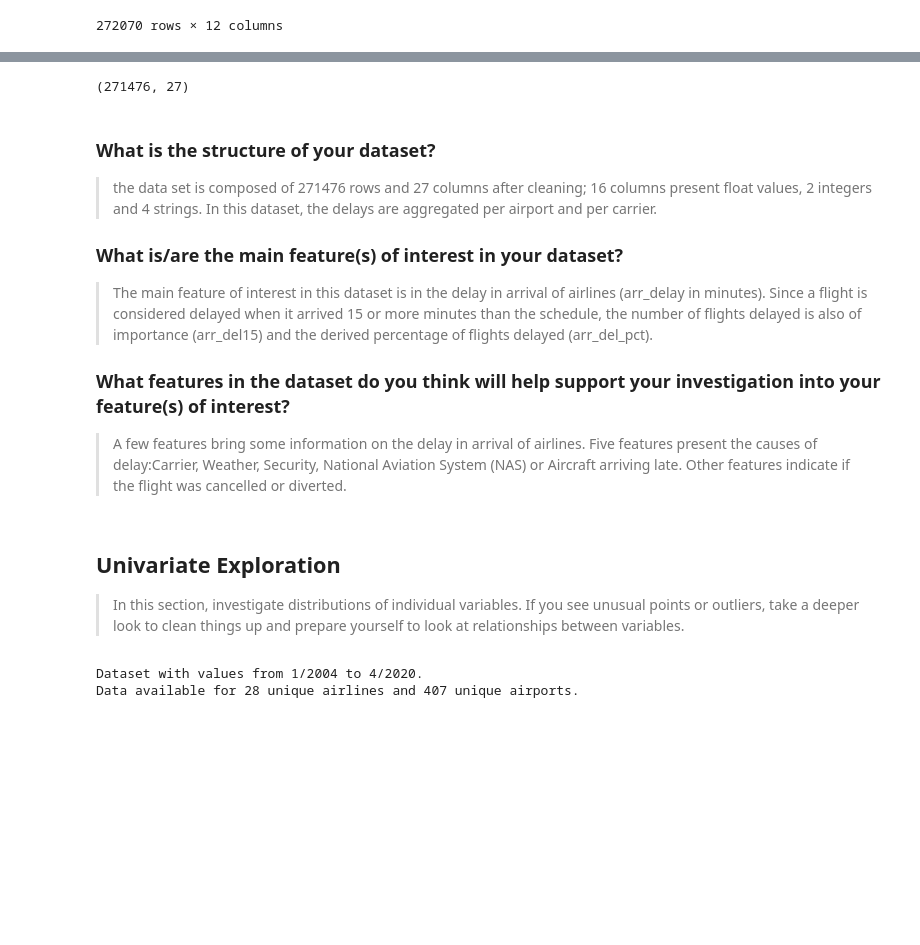
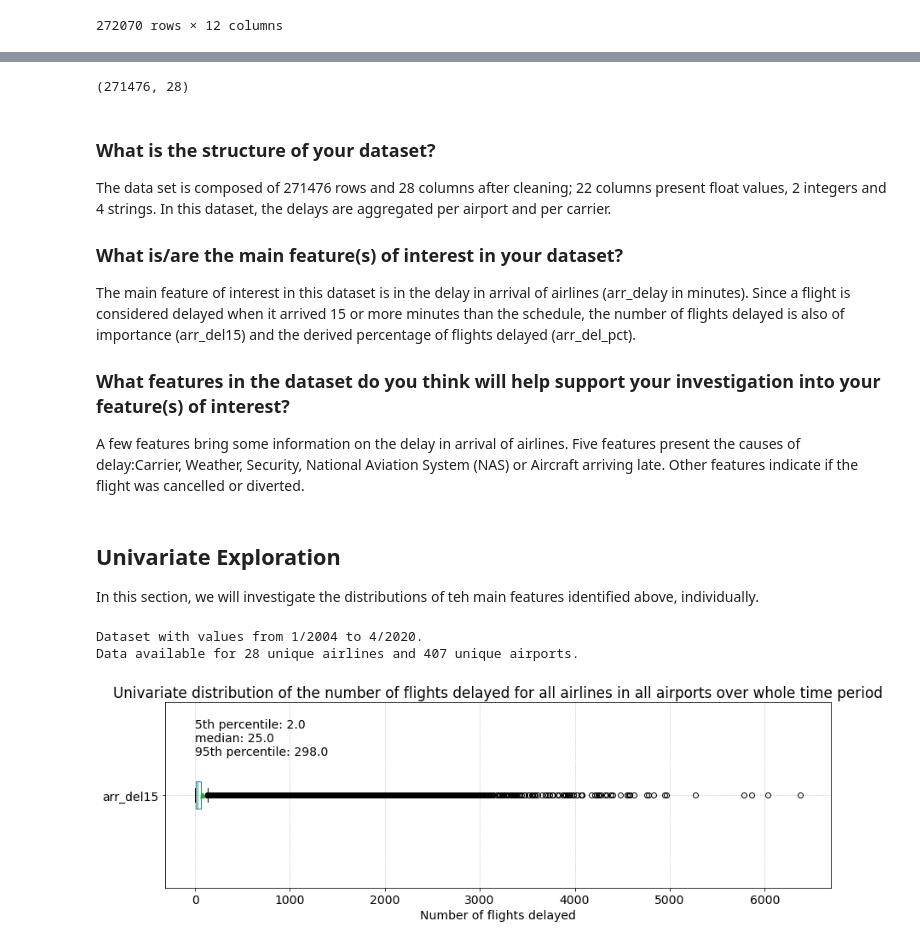
Before and after one commit to lecamm/Udacity-Data-Analyst-ND, a Jupyter notebook: Project5/exploration_airline_delays.ipynb, the cells around one changed output, grey strips where cells are left out. Saved outputs shown, nothing was run; the diff lists cells and outputs as text; code cells hidden in the pictures; blank space fills up the shorter version.

```diff
--- a/Project5/exploration_airline_delays.ipynb
+++ b/Project5/exploration_airline_delays.ipynb
@@ -79,27 +78,26 @@ df=df.sort_values(by=['year','month'])
 df['arr_del_pct']=100*df['arr_del15']/df['arr_flights']
 for col in ['carrier', 'weather', 'nas','security','late_aircraft']:
     df[col+'_pct']=100*df[col+'_ct']/df['arr_flights']
+df['arr_delay_flight']=df['arr_delay']/df['arr_flights']
 df.shape
 # %% [output]
-(271476, 27)
+(271476, 28)
 # %% [markdown]
 ### What is the structure of your dataset?
 
-> the data set is composed of 271476 rows and 27 columns after cleaning; 16 columns present float values, 2 integers and 4 strings. In this dataset, the delays are aggregated per airport and per carrier.
+The data set is composed of 271476 rows and 28 columns after cleaning; 22 columns present float values, 2 integers and 4 strings. In this dataset, the delays are aggregated per airport and per carrier.
 
 ### What is/are the main feature(s) of interest in your dataset?
 
-> The main feature of interest in this dataset is in the delay in arrival of airlines (arr_delay in minutes). Since a flight is considered delayed when it arrived 15 or more minutes than the schedule, the number of flights delayed is also of importance (arr_del15) and the derived percentage of flights delayed (arr_del_pct).
+The main feature of interest in this dataset is in the delay in arrival of airlines (arr_delay in minutes). Since a flight is considered delayed when it arrived 15 or more minutes than the schedule, the number of flights delayed is also of importance (arr_del15) and the derived percentage of flights delayed (arr_del_pct).
 
 ### What features in the dataset do you think will help support your investigation into your feature(s) of interest?
 
->  A few features bring some information on the delay in arrival of airlines. Five features present the causes of delay:Carrier, Weather, Security, National Aviation System (NAS) or Aircraft arriving late. Other features indicate if the flight was cancelled or diverted.
+A few features bring some information on the delay in arrival of airlines. Five features present the causes of delay:Carrier, Weather, Security, National Aviation System (NAS) or Aircraft arriving late. Other features indicate if the flight was cancelled or diverted.
-# %% [markdown]
-## Univariate Exploration
-
-> In this section, investigate distributions of individual variables. If
-you see unusual points or outliers, take a deeper look to clean things up
-and prepare yourself to look at relationships between variables.
+# %% [markdown]
+## Univariate Exploration
+
+In this section, we will investigate the distributions of teh main features identified above, individually.
 # %%
 print('Dataset with values from {}/{} to {}/{}.'.format(df.month.head(1).values[0],df.year.head(1).values[0],df.month.tail(1).values[0],df.year.tail(1).values[0]))
 print('Data available for {} unique airlines and {} unique airports.'.format(len(df.carrier.unique()),len(df.airport.unique())))
@@ -110,0 +107,11 @@ Data available for 28 unique airlines and 407 unique airports.
+# %%
+plt.figure(figsize=(14,4))
+df.loc[:,['arr_del15']].boxplot(vert=False,showmeans=True)
+plt.grid(linestyle=':')
+perc=np.percentile(df.loc[:,['arr_del15']],[5,50,95])
+plt.text(0,1.2,'5th percentile: {}\nmedian: {}\n95th percentile: {}'.format(perc[0],perc[1],perc[2]),verticalalignment='bottom')
+plt.title('Univariate distribution of the number of flights delayed for all airlines in all airports over whole time period')
+plt.xlabel('Number of flights delayed')
+plt.show()
+# %% [output]
+[figure, added]
```
Also changed, not shown: parts of 31 cells of this notebook, 3 other files.
